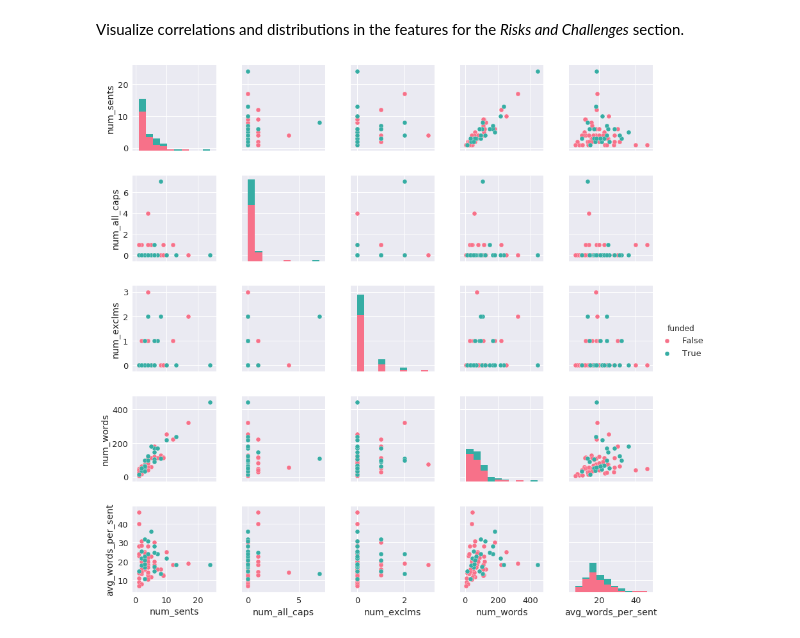
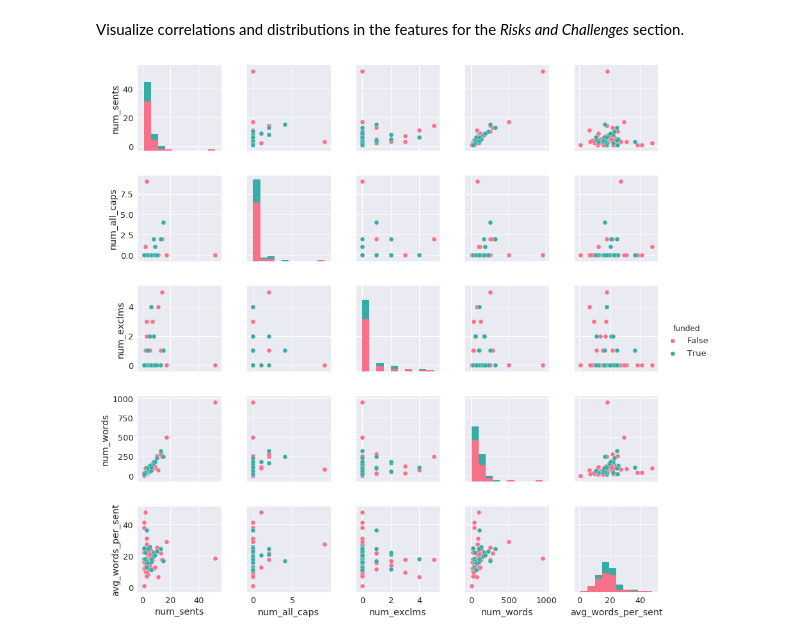
Before and after one commit to redwanhuq/campaign-critic, a Jupyter notebook: 2017-09-07 Scraping text from pages.ipynb, the cells around one changed output. Saved outputs shown, nothing was run; the diff lists cells and outputs as text; code cells hidden in the pictures.

```diff
--- a/2017-09-07 Scraping text from pages.ipynb
+++ b/2017-09-07 Scraping text from pages.ipynb
@@ -246,9 +251,9 @@ plot1 = sns.pairplot(
 Visualize correlations and distributions in the features for the *Risks and Challenges* section.
 # %%
 sns.pairplot(
-    data=joined_risks.dropna().loc[:, :'avg_words_per_sent'],
+    data=joined_risks.dropna(),
     hue='funded',
     palette='husl'
 );
 # %% [output]
-[figure, old version]
+[figure, new version]
```
Also changed, not shown: parts of 4 cells of this notebook, 3 other files.
